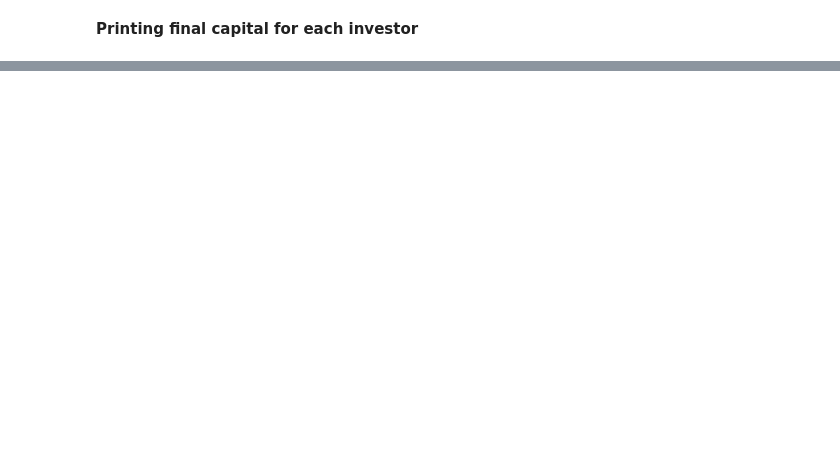
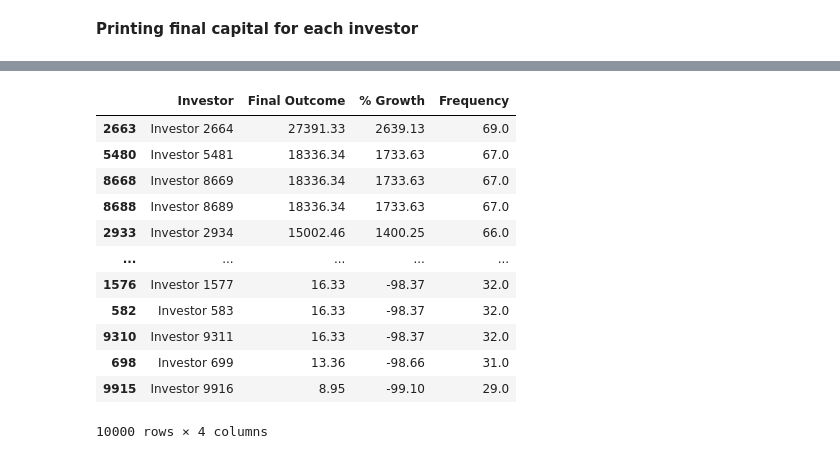
Before and after one commit to manereyes/murder-of-quants, a Jupyter notebook: portfolio_engineering/notebooks/montecarlo_my_first_1000.ipynb, the cells around one changed output, grey strips where cells are left out. Drawn from its saved outputs; the diff is of its cells as text; code cells hidden in the pictures; blank space fills up the shorter version.

```diff
--- a/portfolio_engineering/notebooks/montecarlo_my_first_1000.ipynb
+++ b/portfolio_engineering/notebooks/montecarlo_my_first_1000.ipynb
@@ -440,0 +445,3 @@ final_capital_per_investor_df
+# %%
+# Calculating %
+final_capital_per_investor_df['% Growth'] = round((((final_capital_per_investor_df['Final Outcome'] - initial_capital ) / initial_capital) * 100), 2)
@@ -440,0 +464,24 @@ final_capital_per_investor_df
+# %%
+# Calculating frequencies per investor
+
+total_freq = [int(np.sum(ret == 0.1)) for ret in investor_returns]
+#print(total_freq)
+# %%
+final_capital_per_investor_df['Frequency'] = total_freq
+final_capital_per_investor_df['Frequency'] = (final_capital_per_investor_df['Frequency'] / days) * 100
+# %%
+final_capital_per_investor_df.sort_values("Frequency", ascending=False)
+# %% [output]
+|  | Investor | Final Outcome | % Growth | Frequency |
+| 2663 | Investor 2664 | 27391.33 | 2639.13 | 69.0 |
+| 5480 | Investor 5481 | 18336.34 | 1733.63 | 67.0 |
+| 8668 | Investor 8669 | 18336.34 | 1733.63 | 67.0 |
+| 8688 | Investor 8689 | 18336.34 | 1733.63 | 67.0 |
+| 2933 | Investor 2934 | 15002.46 | 1400.25 | 66.0 |
+| ... | ... | ... | ... | ... |
+| 1576 | Investor 1577 | 16.33 | -98.37 | 32.0 |
+| 582 | Investor 583 | 16.33 | -98.37 | 32.0 |
+| 9310 | Investor 9311 | 16.33 | -98.37 | 32.0 |
+| 698 | Investor 699 | 13.36 | -98.66 | 31.0 |
+| 9915 | Investor 9916 | 8.95 | -99.10 | 29.0 |
+10000 rows × 4 columns
```
Also changed, not shown: parts of 16 cells of this notebook.
